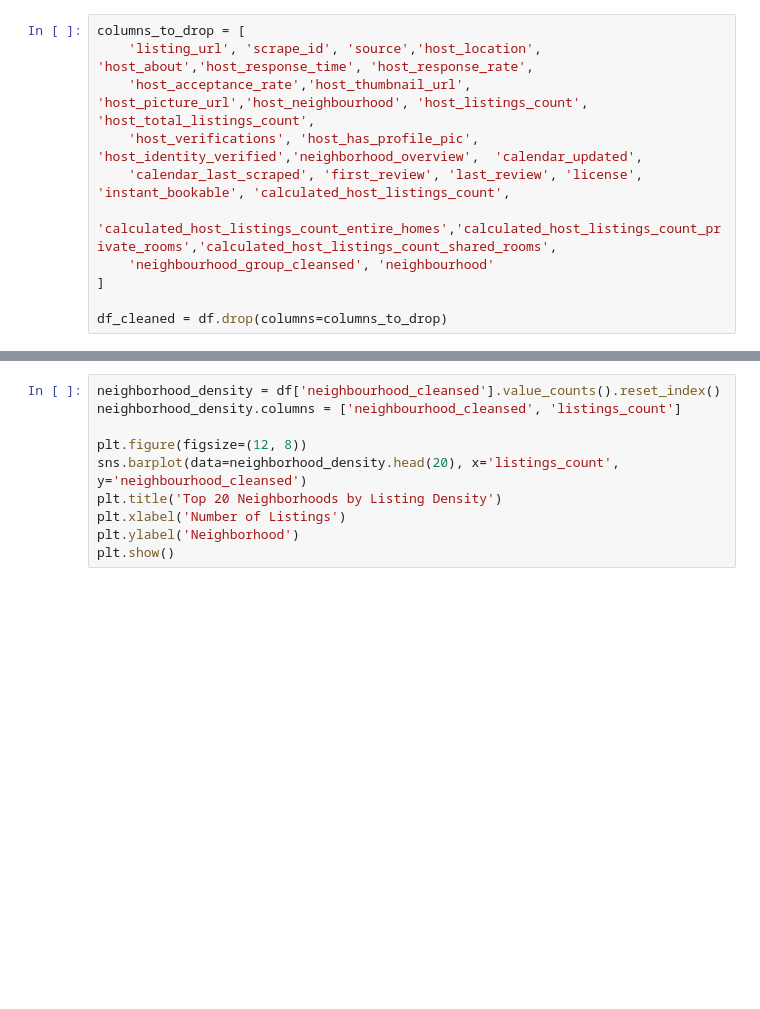
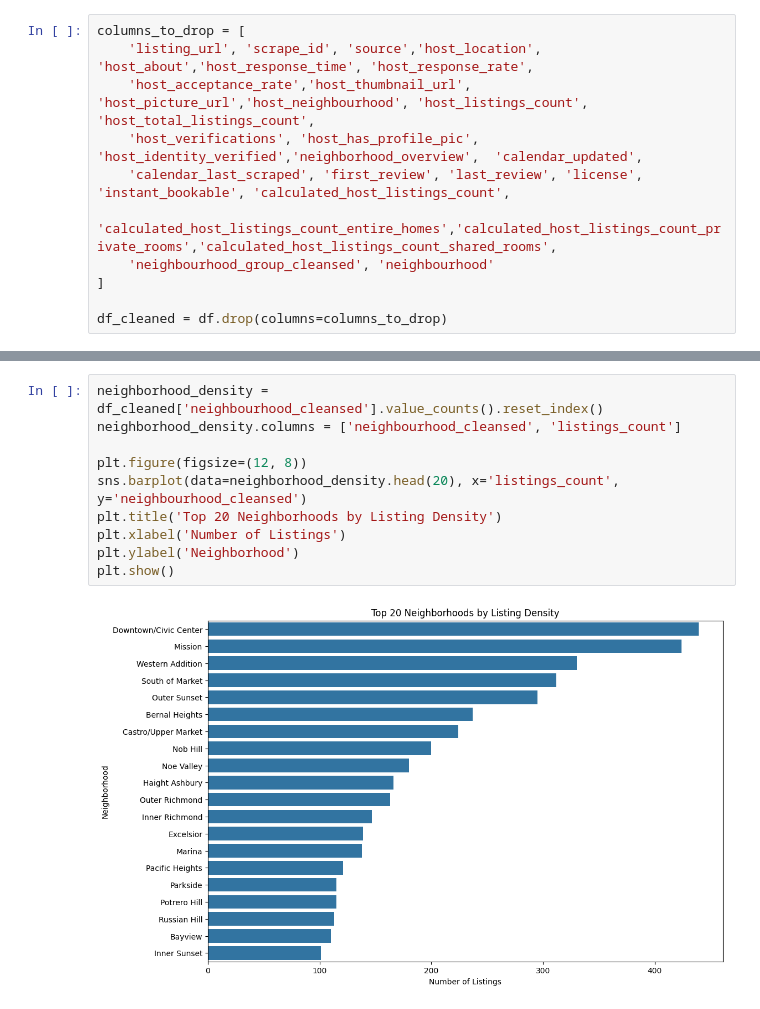
Before and after one commit to antranakhasi/SF-Airbnb-market-analysis, a Jupyter notebook: sf-airbnb-market.ipynb, the cells around one changed output, grey strips where cells are left out. Saved outputs shown, nothing was run; the diff lists cells and outputs as text; blank space fills up the shorter version.

```diff
--- a/sf-airbnb-market.ipynb
+++ b/sf-airbnb-market.ipynb
@@ -85,11 +102,13 @@ plt.show()
 # %%
-neighborhood_density = df['neighbourhood_cleansed'].value_counts().reset_index()
+neighborhood_density = df_cleaned['neighbourhood_cleansed'].value_counts().reset_index()
 neighborhood_density.columns = ['neighbourhood_cleansed', 'listings_count']
 
 plt.figure(figsize=(12, 8))
 sns.barplot(data=neighborhood_density.head(20), x='listings_count', y='neighbourhood_cleansed')
 plt.title('Top 20 Neighborhoods by Listing Density')
 plt.xlabel('Number of Listings')
 plt.ylabel('Neighborhood')
 plt.show()
+# %% [output]
+[figure, added]
 # %%
```
Also changed, not shown: parts of 14 cells of this notebook.
